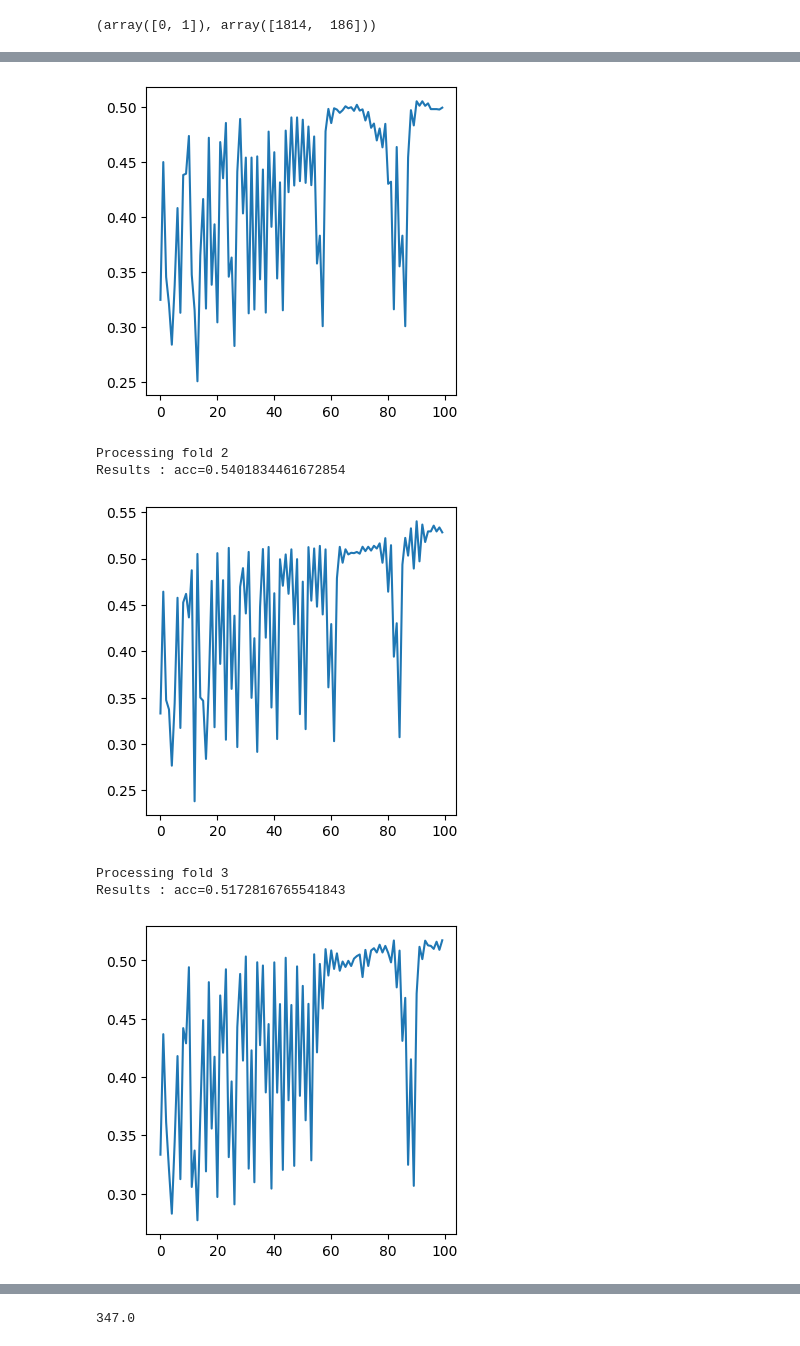
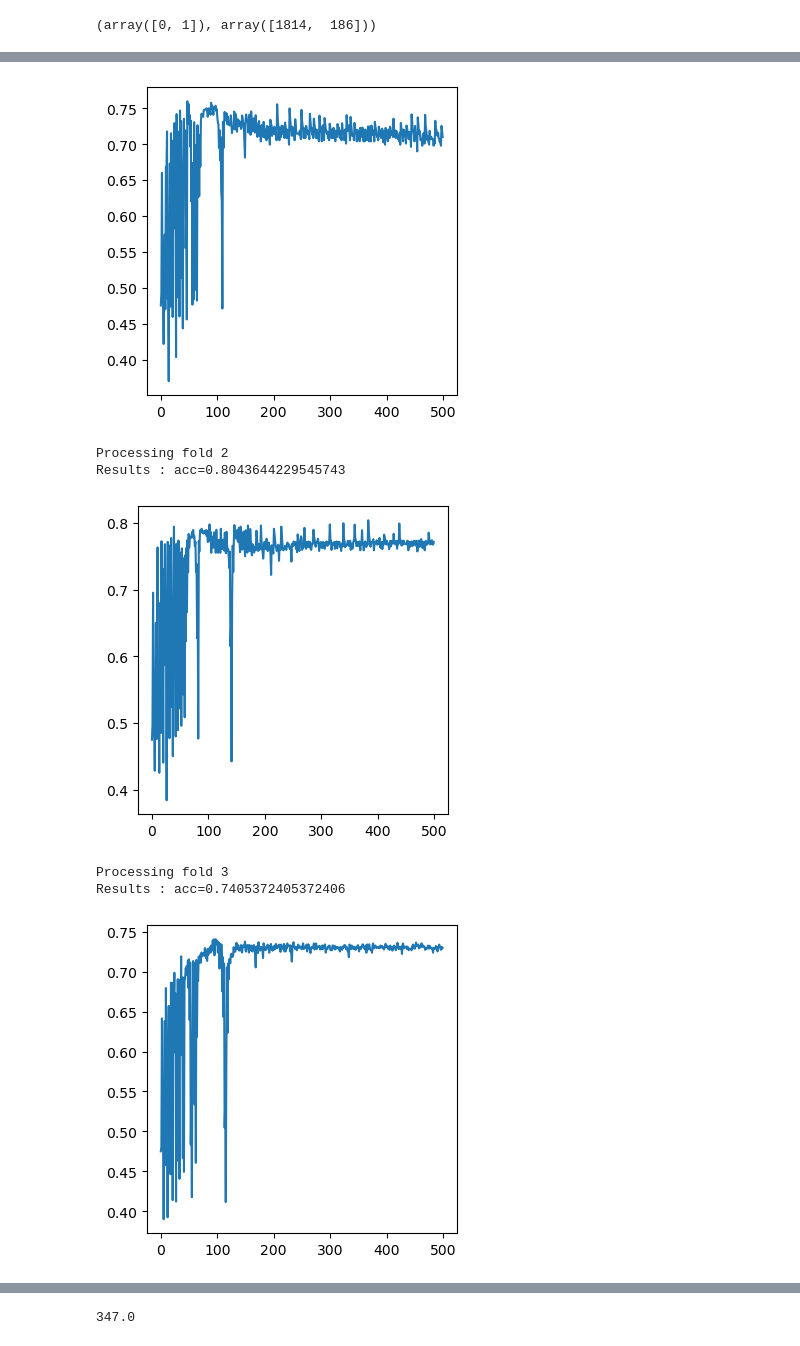
Before and after one commit to EmmaBouhanna/ChallengeKernel, a Jupyter notebook: KernelPerceptron.ipynb, the cells around one changed output, grey strips where cells are left out. Drawn from its saved outputs; the diff is of its cells as text; code cells hidden in the pictures.

```diff
--- a/KernelPerceptron.ipynb
+++ b/KernelPerceptron.ipynb
@@ -312,0 +341,4 @@ fold_idx[5] = np.sort(np.concatenate([idx_pos, idx_neg]))
+# %%
+nb_epochs = 4000
+batch_size = 128
+lambda1 = 0.
@@ -312,0 +513,5 @@ fold_idx[5] = np.sort(np.concatenate([idx_pos, idx_neg]))
+# %%
+all_lr = [1e-3, 1e-4, 1e-5, 5e-6]
+all_lambda1 = [0, 1e-4, 0.001, 0.1]
+all_batch_sizes = [128, 256]
+n_epochs = 4000
@@ -313,5 +733,4 @@ fold_idx[5] = np.sort(np.concatenate([idx_pos, idx_neg]))
 # %%
-## Kernel CVXOPT
 res_folds = {}
 for fold in fold_idx:
     print(f"\nProcessing fold {fold}")
@@ -319,13 +738,14 @@ for fold in fold_idx:
     idx_train = np.setdiff1d(np.arange(len(train_labels)), idx_val)
     K_train = K[idx_train, :][:, idx_train]
     K_val = K[idx_train, :][:, idx_val]
-    log = KernelLRCVX()
-    log.fit(K_train, train_labels[idx_train])
 
-    # validation
-    val_pred = log.predict(K_val, train_labels[idx_val])
-    acc = f1_score(train_labels[idx_val], val_pred, average="macro")
-    res_folds[fold] = {"acc": acc, "params": log.param_opt}
-    print(f"Results : acc={acc}")
+    log = KernelLR(learning_rate=5e-5, regul=1)
+    log.fit(K_train, train_labels[idx_train], K_val, train_labels[idx_val], n_iter=100)
+
+    res_folds[fold] = {"acc": log.accuracy, "params": log.param_opt, "acc_list":log.acc_list, "last_params":log.param}
+    print(f"Results : acc={log.accuracy}")
+    plt.figure(figsize=(4,4))
+    plt.plot(log.acc_list)
+    plt.show()
 # %% [output]
 Processing fold 1
@@ -348,20 +759,3 @@ Processing fold 1
-# %%
-res_folds = {}
-for fold in fold_idx:
-    print(f"\nProcessing fold {fold}")
-    idx_val = fold_idx[fold]
-    idx_train = np.setdiff1d(np.arange(len(train_labels)), idx_val)
-    K_train = K[idx_train, :][:, idx_train]
-    K_train /= np.sum(K_train, axis=1)[:, None]
-    K_val = K[idx_train, :][:, idx_val]
-    K_val /= np.sum(K_val, axis=1)[:, None]
-    log = KernelLR(learning_rate=.000005, regul=1)
-    log.fit(K_train, train_labels[idx_train], K_val, train_labels[idx_val], n_iter=100)
-    res_folds[fold] = {"acc": log.accuracy, "params": log.param_opt, "acc_list":log.acc_list, "last_params":log.param}
-    print(f"Results : acc={log.accuracy}")
-    plt.figure(figsize=(4,4))
-    plt.plot(log.acc_list)
-    plt.show()
 # %%
 # get model with best performance on validation data
 acc_folds = [res_folds[fold]['acc'] for fold in res_folds]
@@ -429,9 +825,10 @@ for fold in fold_idx:
     print(f"Processing fold {fold}")
     idx_val = fold_idx[fold]
     idx_train = np.setdiff1d(np.arange(len(train_labels)), idx_val)
+
     K_train = K[idx_train, :][:, idx_train]
     K_val = K[idx_train, :][:, idx_val]
-    per = KernelPerceptron(kernel_mat=kernel_mat, epsilon=.1, n_iter=100)
+    per = KernelPerceptron(kernel_mat=kernel_mat, epsilon=1e-5, n_iter=500)
     per.fit(X=train_data[idx_train],
             y=train_labels_svm[idx_train],
             K=K_train,
@@ -449,8 +846,8 @@ Results : acc=0.5049185963313386
-[figure, old version]
+[figure, new version]
 Processing fold 2
-Results : acc=0.5401834461672854
+Results : acc=0.8043644229545743
-[figure, old version]
+[figure, new version]
 Processing fold 3
-Results : acc=0.5172816765541843
+Results : acc=0.7405372405372406
-[figure, old version]
+[figure, new version]
 Processing fold 4
```
Also changed, not shown: parts of 35 cells of this notebook.
